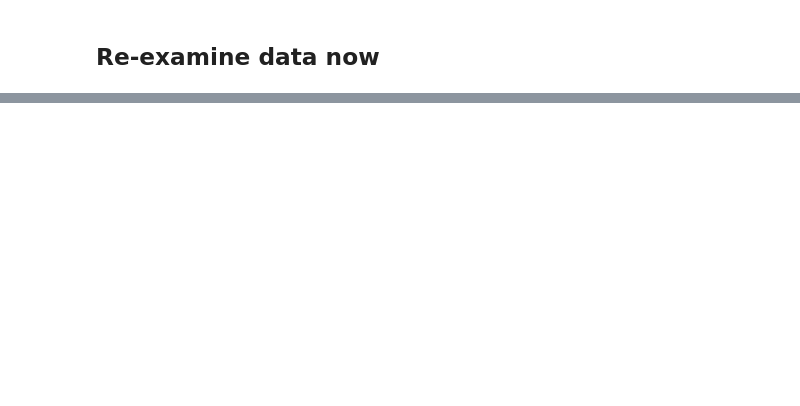
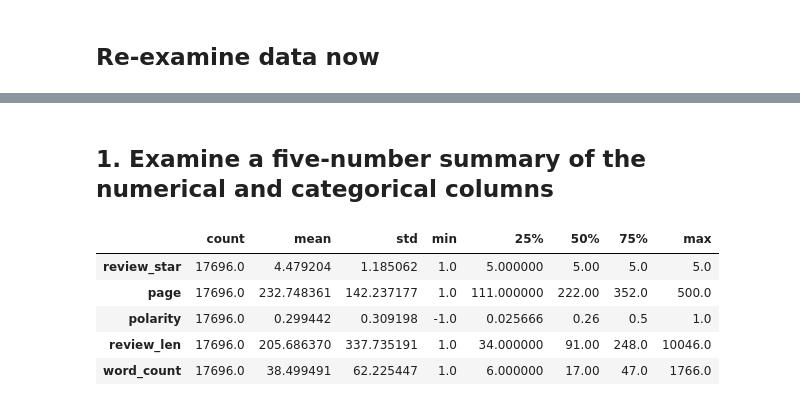
Before and after one commit to jimmy-nguyen-data-science/Capstone-Project-Amazon-Product-Reviews, a Jupyter notebook: Code_Library/03 - Data Exploration.ipynb, the cells around one changed output, grey strips where cells are left out. Cells and saved outputs as stored; diff of their text form; code cells hidden in the pictures; blank space fills up the shorter version.

```diff
--- a/Code_Library/03 - Data Exploration.ipynb
+++ b/Code_Library/03 - Data Exploration.ipynb
@@ -2,10 +2,37 @@
 # Packages
 # %%
 import pandas as pd # pandas package
+pd.options.display.max_columns = 30
+
 import numpy as np # numpy package
-import matplotlib.pyplot as plt # matplotlib package
+
+# matplotlib packages
+import matplotlib
+import matplotlib.pyplot as plt
+#%matplotlib inline
+matplotlib.rcParams['figure.figsize'] = (10.0, 6.0)
+
 import seaborn as sns # seaborn package
-import plotly
+
+import warnings  # warnings package
+warnings.filterwarnings('ignore')
+
+# plotly packages
+from chart_studio import plotly
+import plotly.express as px
+import plotly.graph_objs as go
+import plotly.figure_factory as ff
+from plotly.offline import iplot
+
+# cufflink packages
+import cufflinks
+cufflinks.go_offline()
+cufflinks.set_config_file(world_readable=True, theme='pearl')
+
+# interactive shell
+from IPython.core.interactiveshell import InteractiveShell
+InteractiveShell.ast_node_interactivity = 'all'
+
 from pathlib import Path # path package
 import re #regex package
 from textblob import TextBlob #import textblob package
@@ -220,0 +258,12 @@ df.sample(10)
+# %% [markdown]
+## 1. Examine a five-number summary of the numerical and categorical columns
+# %%
+# 5 number summary of the numerical columns
+df.describe().T
+# %% [output]
+|  | count | mean | std | min | 25% | 50% | 75% | max |
+| review_star | 17696.0 | 4.479204 | 1.185062 | 1.0 | 5.000000 | 5.00 | 5.0 | 5.0 |
+| page | 17696.0 | 232.748361 | 142.237177 | 1.0 | 111.000000 | 222.00 | 352.0 | 500.0 |
+| polarity | 17696.0 | 0.299442 | 0.309198 | -1.0 | 0.025666 | 0.26 | 0.5 | 1.0 |
+| review_len | 17696.0 | 205.686370 | 337.735191 | 1.0 | 34.000000 | 91.00 | 248.0 | 10046.0 |
+| word_count | 17696.0 | 38.499491 | 62.225447 | 1.0 | 6.000000 | 17.00 | 47.0 | 1766.0 |
```
Also changed, not shown: parts of 36 cells of this notebook.
